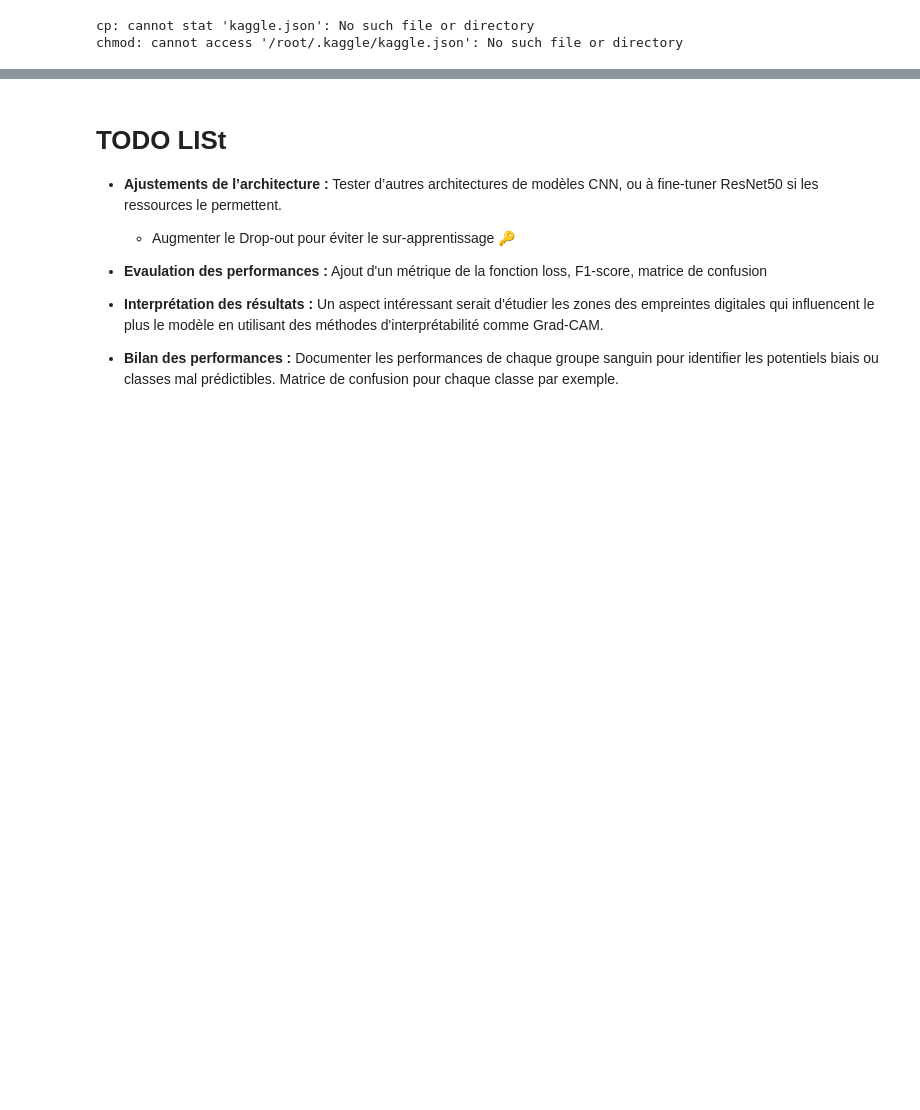
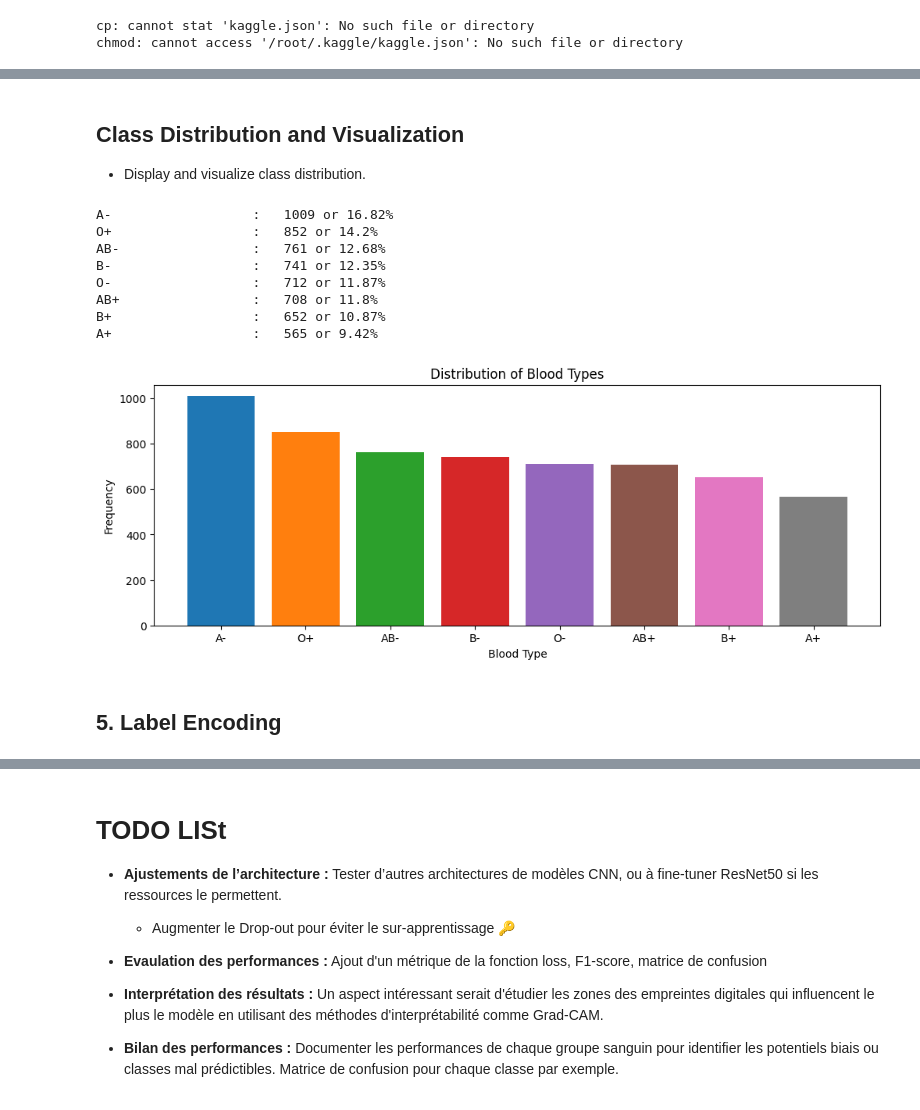
Before and after one commit to youcef-benmohammed/blood.group.detection, a Jupyter notebook: blood_group_detection_using_image_processing_and_deeplearning.ipynb, the cells around one changed output, grey strips where cells are left out. Drawn from its saved outputs; the diff is of its cells as text; code cells hidden in the pictures; blank space fills up the shorter version.

```diff
--- a/blood_group_detection_using_image_processing_and_deeplearning.ipynb
+++ b/blood_group_detection_using_image_processing_and_deeplearning.ipynb
@@ -233,2 +95,0 @@ df.head(10)
-# %%
-df = df[['filePath', 'category_encoded']]
@@ -381,0 +96,39 @@ history = model.fit(
+# %% [markdown]
+## Class Distribution and Visualization
+* Display and visualize class distribution.
+# %%
+
+def get_class_distribution(df):
+    labels_count = df['label'].value_counts()
+    total_samples = len(df)
+    for label, count in labels_count.items():
+        percentage = round(count / total_samples * 100, 2)
+        print(f"{label:<20s}:   {count} or {percentage}%")
+
+# Display class distribution
+get_class_distribution(df)
+
+def plot_class_distribution(df, label="label"):
+    plt.figure(figsize=(12, 4))
+    blood_type_counts = df[label].value_counts()
+    colors = plt.cm.tab10(range(len(blood_type_counts)))
+    plt.bar(blood_type_counts.index, blood_type_counts.values, color=colors)
+    plt.xlabel('Blood Type')
+    plt.ylabel('Frequency')
+    plt.title('Distribution of Blood Types')
+    plt.show()
+
+# Visualize distribution
+plot_class_distribution(df)
+# %% [output]
+A-                  :   1009 or 16.82%
+O+                  :   852 or 14.2%
+AB-                 :   761 or 12.68%
+B-                  :   741 or 12.35%
+O-                  :   712 or 11.87%
+AB+                 :   708 or 11.8%
+B+                  :   652 or 10.87%
+A+                  :   565 or 9.42%
+[figure, added]
+# %% [markdown]
+## 5. Label Encoding
```
Also changed, not shown: parts of 60 cells of this notebook.
